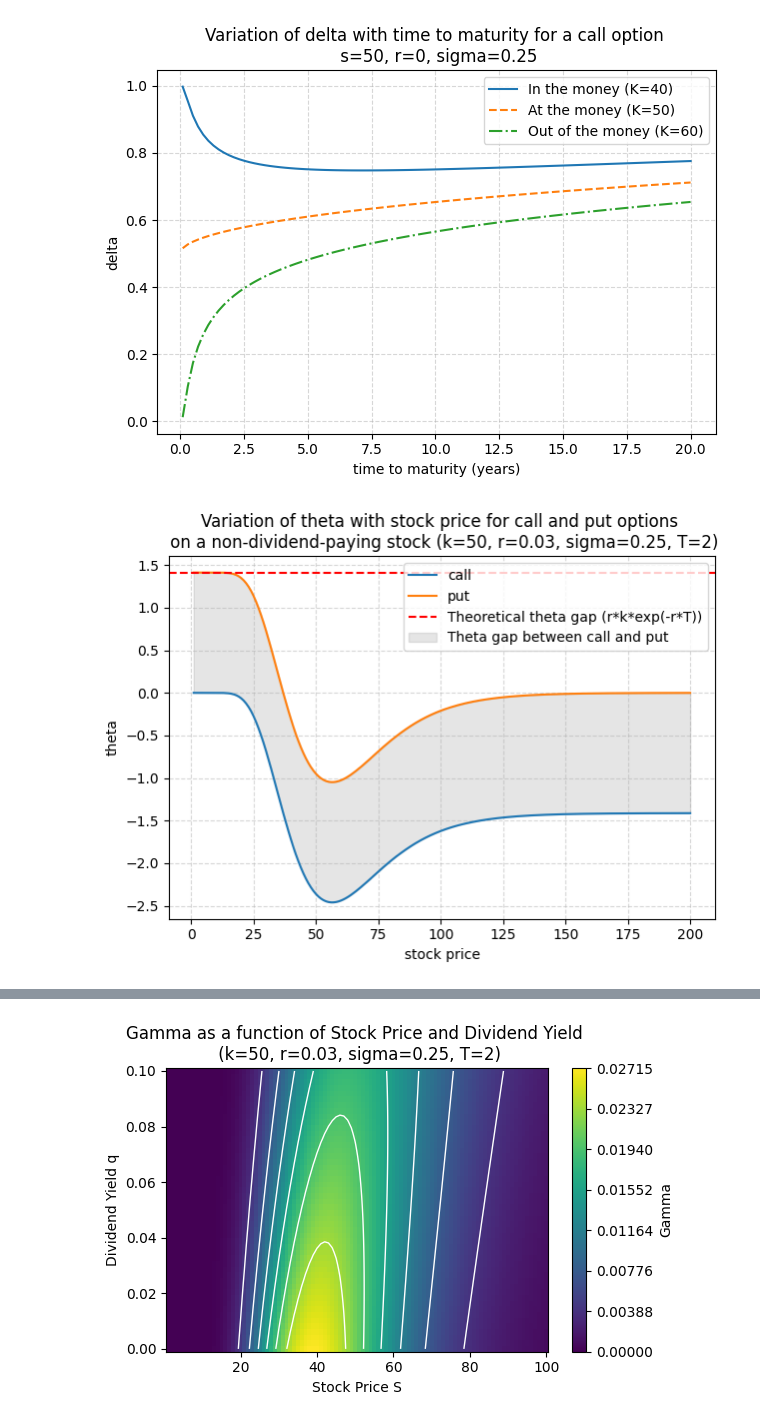
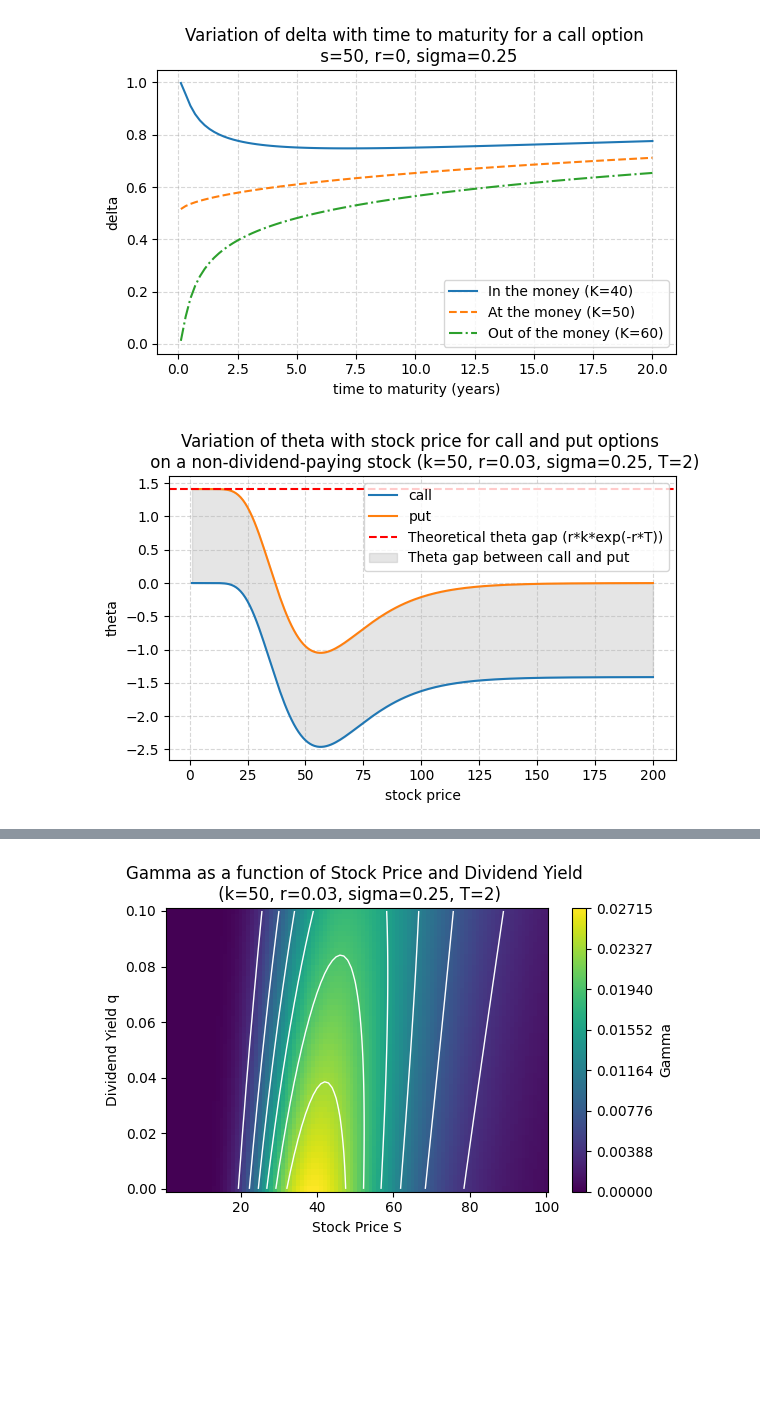
Before and after one commit to hsiuhsil/options_futures_derivatives, a Jupyter notebook: notebooks/demo of greeks.ipynb, the cells around one changed output, grey strips where cells are left out. Drawn from its saved outputs; the diff is of its cells as text; code cells hidden in the pictures; blank space fills up the shorter version.

```diff
--- a/notebooks/demo of greeks.ipynb
+++ b/notebooks/demo of greeks.ipynb
@@ -50,24 +54,24 @@ plt.show()
 # %%
 maturities = np.linspace(0.1,20,100)
 
-
+plt.figure(figsize=(6,4))
 for k, moneyness, linestyle in zip(
     [40,50,60],
     ['In the money','At the money','Out of the money'],
     ['-','--','-.']
 ):
     deltas_call = delta(option_type='call', s=50, k=k, r=0, sigma=0.25, T=maturities)
     plt.plot(maturities, deltas_call, linestyle=linestyle, label=f'{moneyness} (K={k})')
 
 plt.ylabel('delta')
 plt.xlabel('time to maturity (years)')
 plt.title('Variation of delta with time to maturity for a call option \n s=50, r=0, sigma=0.25')
 plt.grid(True, linestyle='--', alpha=0.5)
 plt.legend()
 plt.tight_layout()
 plt.show()
 # %% [output]
-[figure, old version]
+[figure, new version]
 # %%
 stocks = np.linspace(1,200,200)
 k, r, sigma, T = 50, 0.03, 0.25, 2
@@ -77,6 +81,7 @@ thetas_put = theta(option_type='put', s=stocks, k=k, r=r, sigma=sigma, T=T)
 
 theta_gap = r*k*np.exp(-r*T)
 
+plt.figure(figsize=(6,4))
 plt.plot(stocks, thetas_call, label='call')
 plt.plot(stocks, thetas_put, label='put')
 plt.axhline(y=theta_gap, color='r', linestyle='--', label='Theoretical theta gap (r*k*exp(-r*T))')
@@ -89,7 +94,7 @@ plt.legend()
 plt.tight_layout()
 plt.show()
 # %% [output]
-[figure, old version]
+[figure, new version]
 # %%
 maturities = np.linspace(0.1,20,100)
 
```
Also changed, not shown: parts of 17 cells of this notebook.
